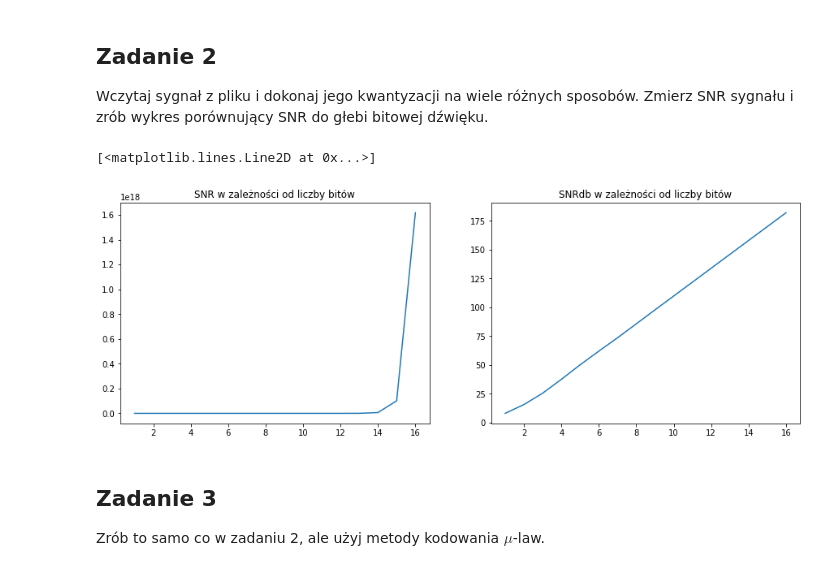
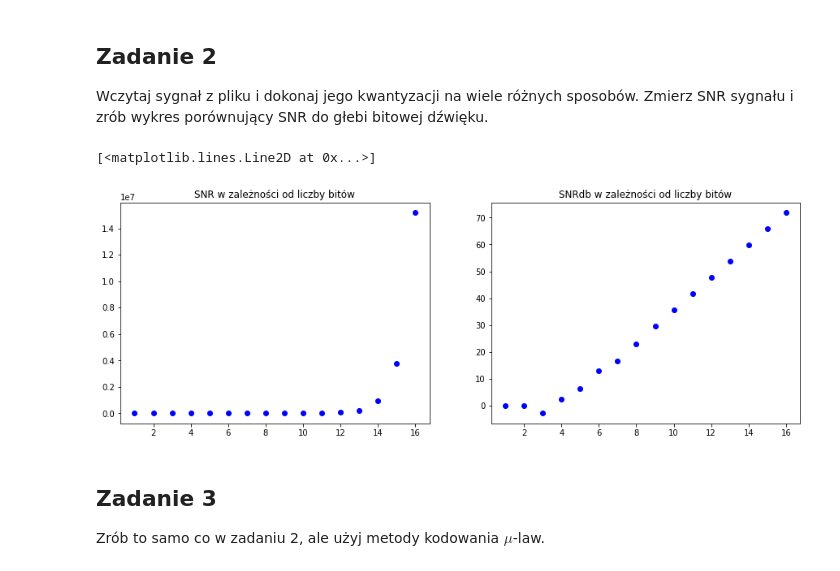
Before and after one commit to nietup/SignalProcessing, a Jupyter notebook: Lab5_dz_Probkowanie.ipynb, the cells around one changed output. Saved outputs shown, nothing was run; the diff lists cells and outputs as text; code cells hidden in the pictures.

```diff
--- a/Lab5_dz_Probkowanie.ipynb
+++ b/Lab5_dz_Probkowanie.ipynb
@@ -239,36 +301,40 @@ Wczytaj sygnał z pliku i dokonaj jego kwantyzacji na wiele różnych sposobów.
 # %%
 from scipy.io.wavfile import read
 
 fs, y = read("zdanie.wav")
 
 y = y.astype(float) - y.min()
-y = y/y.max()
+y = y.astype(float)/y.max()
+
+# skalowanie sygnału żeby mieć małe amplitudy
+y=y*0.2
 
 snrs = zeros(16)
 snrs_db = zeros(16)
-for b in range (1, 17):
-    z = floor((2**b)*y)
+for b in range (3, 17):
+    l = (2**b) - 1
+    z = floor(l*y)/l
 
-    noise = y - z/(2**b)
+    noise = y - z
 
     snr = var(z)/var(noise)
     snr_db = 10*math.log(snr, 10)
     snrs[b-1] = snr
     snrs_db[b-1] = snr_db
 
 x = arange(1, 17, 1)
 
 figure(figsize=(15,5))
 subplot(1,2,1)
 title("SNR w zależności od liczby bitów")
-plot(x, snrs)
+plot(x, snrs, "bo")
 
 subplot(1,2,2)
 title("SNRdb w zależności od liczby bitów")
-plot(x, snrs_db)
+plot(x, snrs_db, "bo")
 # %% [output]
 [<matplotlib.lines.Line2D at 0x...>]
-[figure, old version]
+[figure, new version]
 # %% [markdown]
 ## Zadanie 3
 
```
Also changed, not shown: parts of 6 cells of this notebook.
